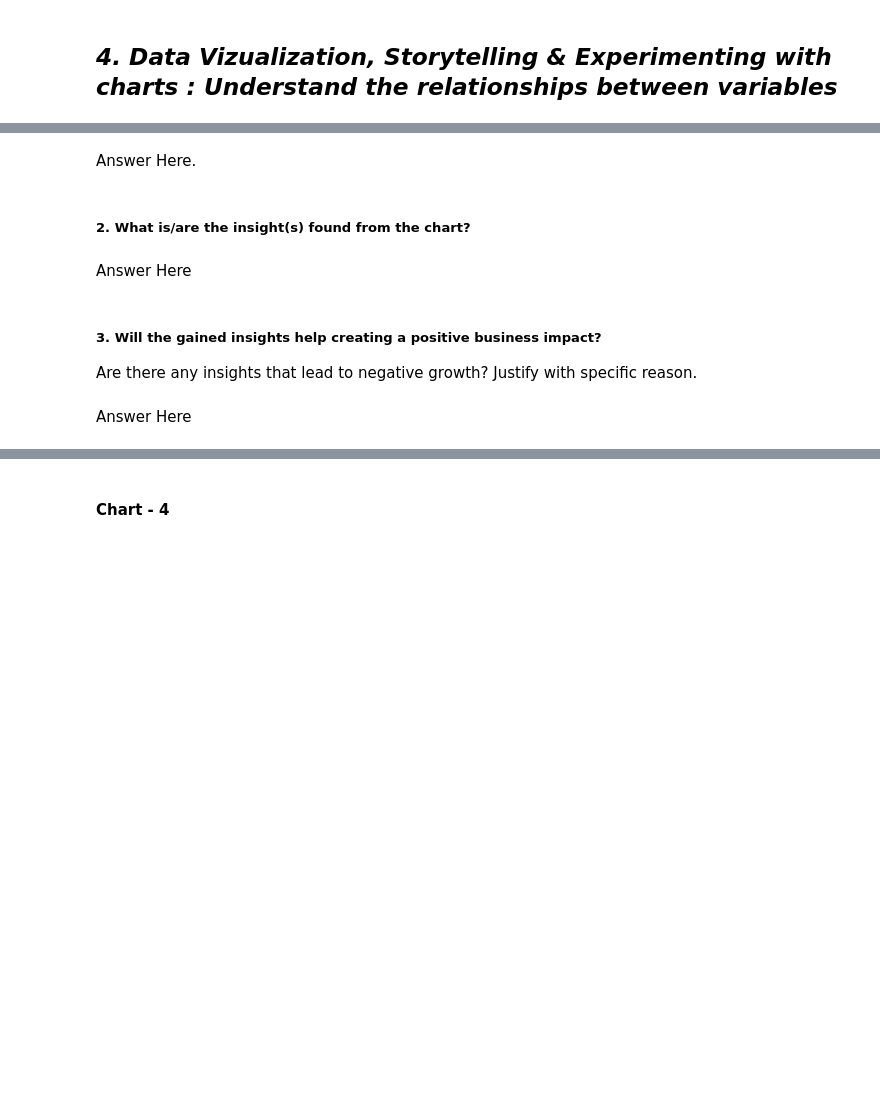
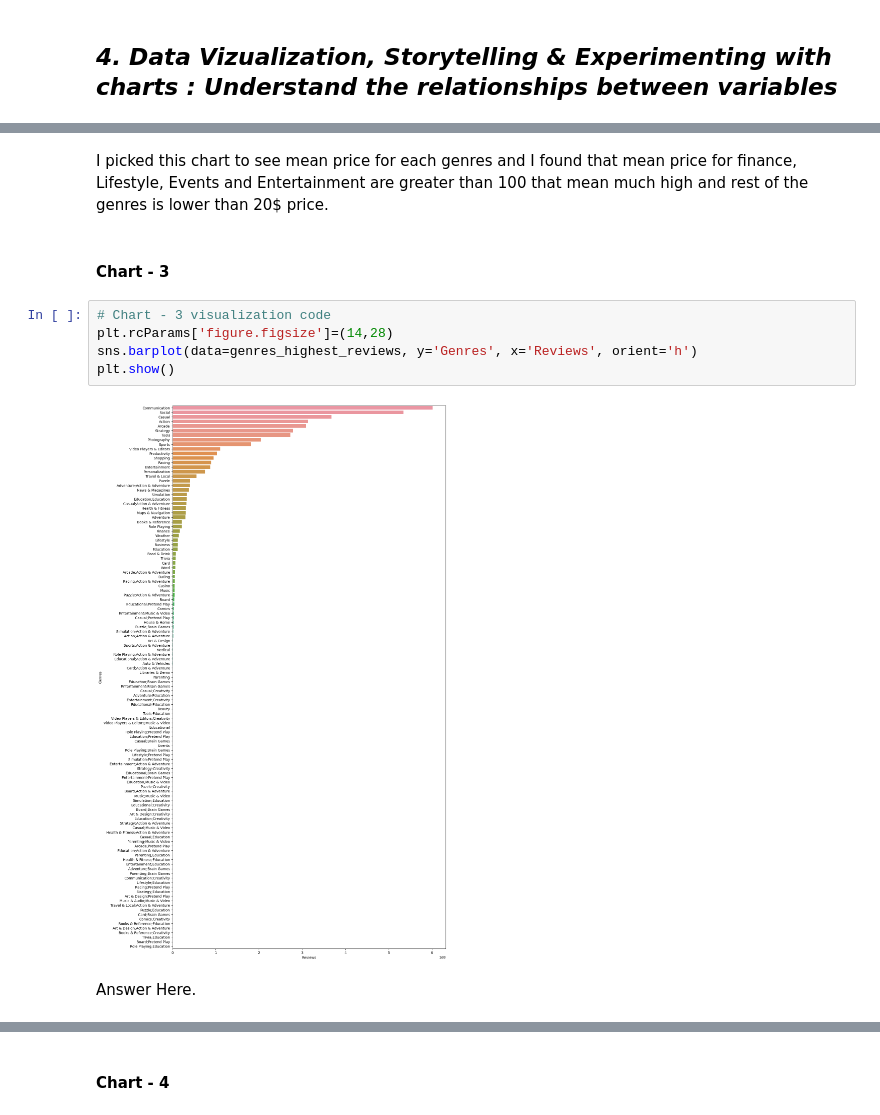
Before and after one commit to mdismailquraishicse/PlayStoreAppReviewAnalysis, a Jupyter notebook: PlayStoreAppReviewAnalysis.ipynb, the cells around one changed output, grey strips where cells are left out. Saved outputs shown, nothing was run; the diff lists cells and outputs as text; blank space fills up the shorter version.

```diff
--- a/PlayStoreAppReviewAnalysis.ipynb
+++ b/PlayStoreAppReviewAnalysis.ipynb
@@ -411,11 +443,13 @@ huge_size= highest_size()
+# %% [markdown]
+I picked this chart to see mean price for each genres and I found that mean price for finance, Lifestyle, Events and Entertainment are greater than 100 that mean much high and rest of the genres is lower than 20$ price.
+# %% [markdown]
+#### Chart - 3
+# %%
+# Chart - 3 visualization code
+plt.rcParams['figure.figsize']=(14,28)
+sns.barplot(data=genres_highest_reviews, y='Genres', x='Reviews', orient='h')
+plt.show()
+# %% [output]
+[figure, added]
 # %% [markdown]
 Answer Here.
-# %% [markdown]
-##### 2. What is/are the insight(s) found from the chart?
-# %% [markdown]
-Answer Here
-# %% [markdown]
-##### 3. Will the gained insights help creating a positive business impact?
-Are there any insights that lead to negative growth? Justify with specific reason.
-# %% [markdown]
-Answer Here
```
Also changed, not shown: parts of 27 cells of this notebook.
